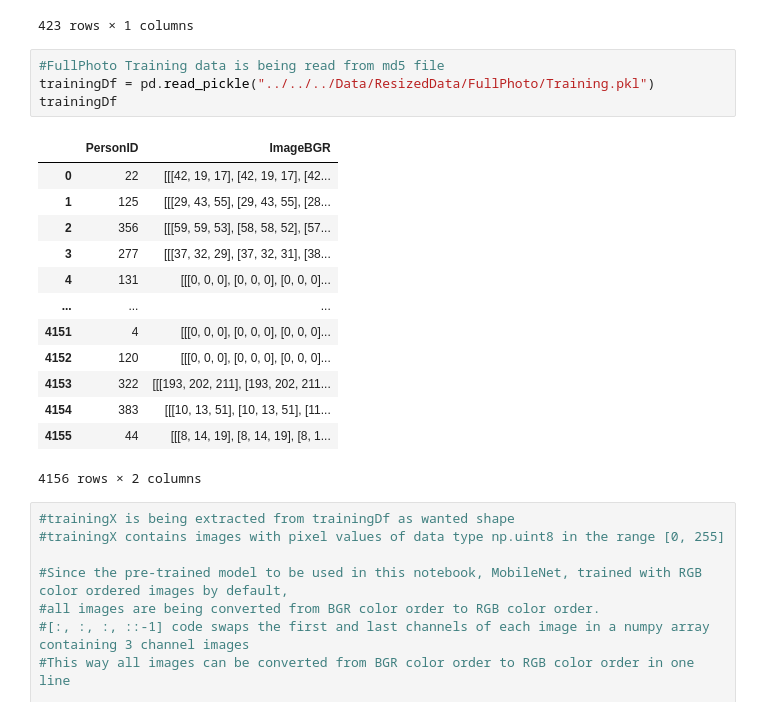
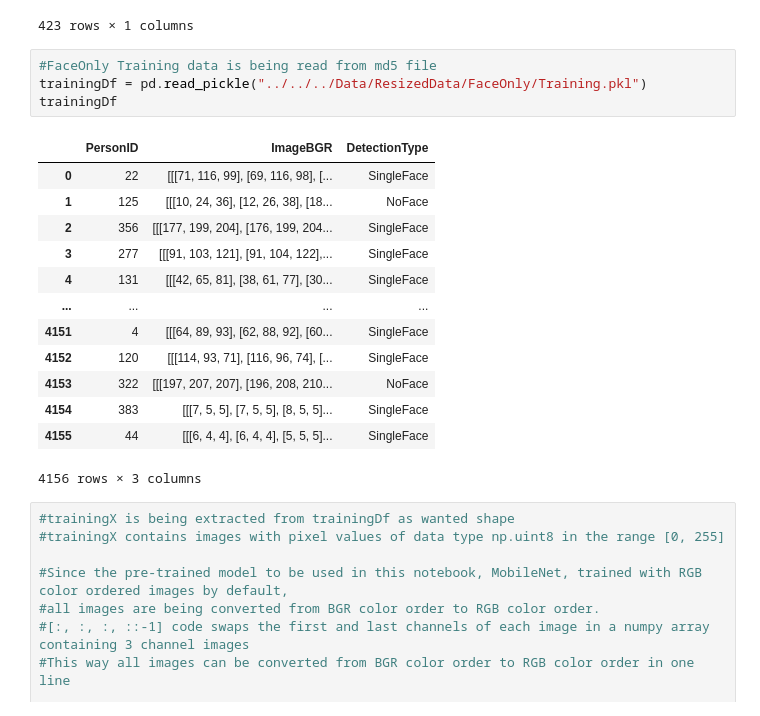
Before and after one commit to RsgAI/Face-Recognition, a Jupyter notebook: Training/ResizedData/FaceOnly/Training06.ipynb, the cells around one changed output. Cells and saved outputs as stored; diff of their text form.

Commit message:
FaceOnly Training and Typo Fixed

```diff
--- a/Training/ResizedData/FullPhoto/Training08.ipynb
+++ b/Training/ResizedData/FaceOnly/Training06.ipynb
@@ -69,23 +69,23 @@ personDf
 | 422 | Zinedine Zidane |
 423 rows × 1 columns
 # %%
-#FullPhoto Training data is being read from md5 file
-trainingDf = pd.read_pickle("../../../Data/ResizedData/FullPhoto/Training.pkl")
+#FaceOnly Training data is being read from md5 file
+trainingDf = pd.read_pickle("../../../Data/ResizedData/FaceOnly/Training.pkl")
 trainingDf
 # %% [output]
-|  | PersonID | ImageBGR |
-| 0 | 22 | [[[42, 19, 17], [42, 19, 17], [42... |
-| 1 | 125 | [[[29, 43, 55], [29, 43, 55], [28... |
-| 2 | 356 | [[[59, 59, 53], [58, 58, 52], [57... |
-| 3 | 277 | [[[37, 32, 29], [37, 32, 31], [38... |
-| 4 | 131 | [[[0, 0, 0], [0, 0, 0], [0, 0, 0]... |
-| ... | ... | ... |
-| 4151 | 4 | [[[0, 0, 0], [0, 0, 0], [0, 0, 0]... |
-| 4152 | 120 | [[[0, 0, 0], [0, 0, 0], [0, 0, 0]... |
-| 4153 | 322 | [[[193, 202, 211], [193, 202, 211... |
-| 4154 | 383 | [[[10, 13, 51], [10, 13, 51], [11... |
-| 4155 | 44 | [[[8, 14, 19], [8, 14, 19], [8, 1... |
+|  | PersonID | ImageBGR | DetectionType |
+| 0 | 22 | [[[71, 116, 99], [69, 116, 98], [... | SingleFace |
+| 1 | 125 | [[[10, 24, 36], [12, 26, 38], [18... | NoFace |
+| 2 | 356 | [[[177, 199, 204], [176, 199, 204... | SingleFace |
+| 3 | 277 | [[[91, 103, 121], [91, 104, 122],... | SingleFace |
+| 4 | 131 | [[[42, 65, 81], [38, 61, 77], [30... | SingleFace |
+| ... | ... | ... | ... |
+| 4151 | 4 | [[[64, 89, 93], [62, 88, 92], [60... | SingleFace |
+| 4152 | 120 | [[[114, 93, 71], [116, 96, 74], [... | SingleFace |
+| 4153 | 322 | [[[197, 207, 207], [196, 208, 210... | NoFace |
+| 4154 | 383 | [[[7, 5, 5], [7, 5, 5], [8, 5, 5]... | SingleFace |
+| 4155 | 44 | [[[6, 4, 4], [6, 4, 4], [5, 5, 5]... | SingleFace |
-4156 rows × 2 columns
+4156 rows × 3 columns
 # %%
 #trainingX is being extracted from trainingDf as wanted shape
 #trainingX contains images with pixel values of data type np.uint8 in the range [0, 255]
```
Also changed, not shown: parts of 11 cells of this notebook, 15 other files.
